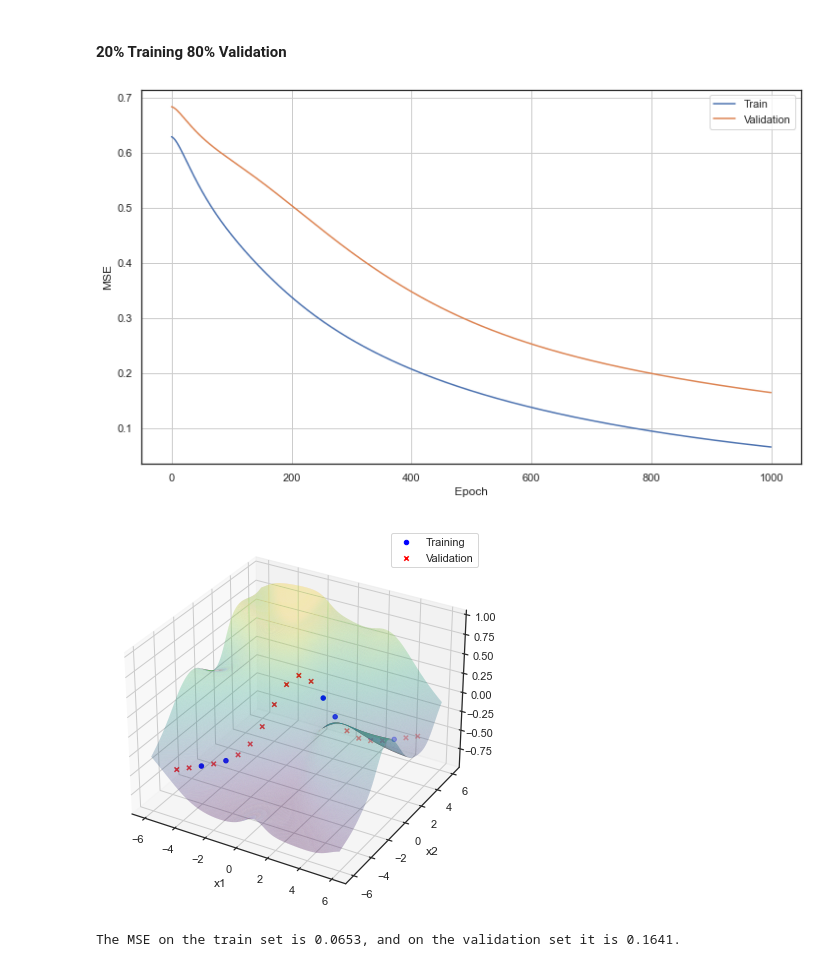
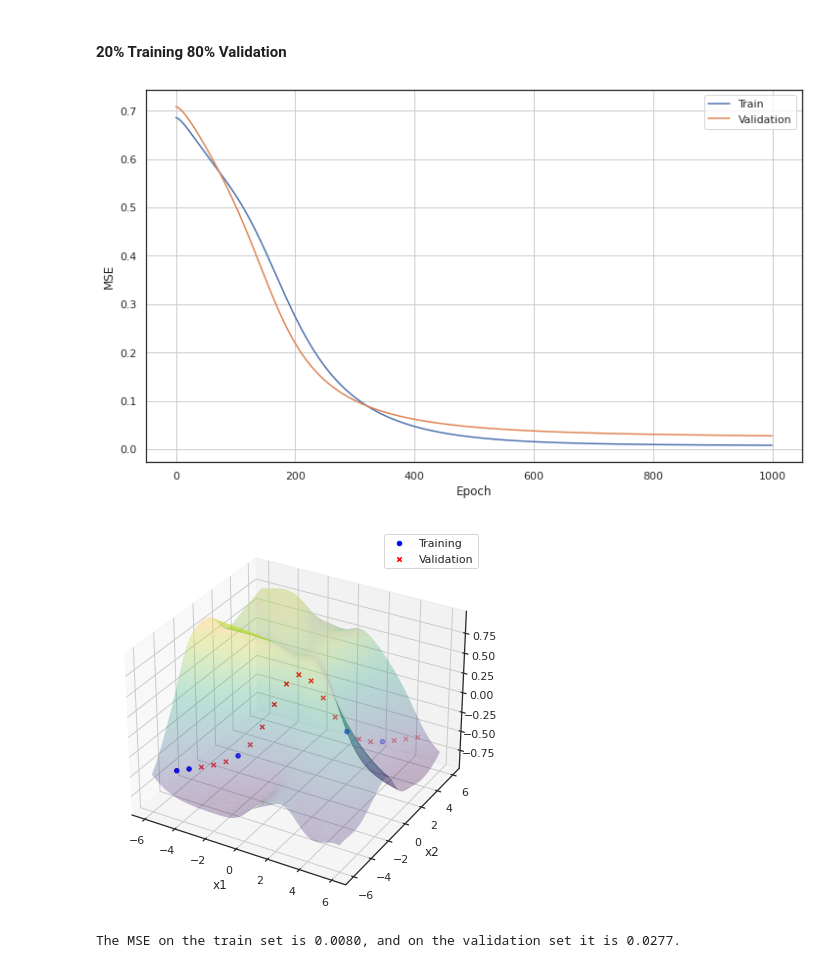
Before and after one commit to Alexdruso/DD2437-ANNDA-Colasanti-Sanvito-Stuart, a Jupyter notebook: lab1/assignment_1_2.ipynb, the cells around one changed output. Cells and saved outputs as stored; diff of their text form; code cells hidden in the pictures.

```diff
--- a/lab1/assignment_1_2.ipynb
+++ b/lab1/assignment_1_2.ipynb
@@ -486,11 +486,11 @@ from?
 # %%
 X_train_1, y_train_1, X_val_1, y_val_1 = train_val_split(X, y_true, validation_fraction=0.8)
 # %%
-error_train, error_val = run_experiment_with_validation_func_approx(X_train_1, y_train_1, X_val_1, y_val_1, 25, 0.2, max_iterations=max_iter)
+error_train, error_val = run_experiment_with_validation_func_approx(X_train_1, y_train_1, X_val_1, y_val_1, 25, 0.8, max_iterations=max_iter)
 # %% [output]
-[figure, old version]
+[figure, new version]
-[figure, old version]
+[figure, new version]
-The MSE on the train set is 0.0653, and on the validation set it is 0.1641.
+The MSE on the train set is 0.0080, and on the validation set it is 0.0277.
 # %%
 plot_final_errors_per_run(
   [error_val, mse_val[-1]], [error_train, mse_train[-1]], labels=['20% training', '80% training' ], metric="MSE",
```
Also changed, not shown: parts of 20 cells of this notebook.
